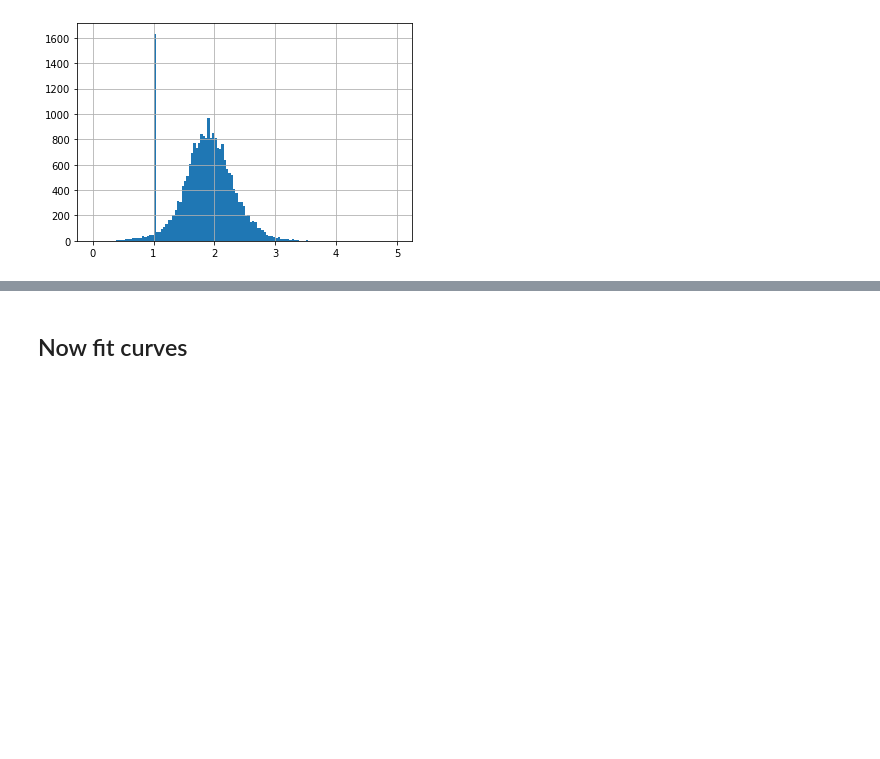
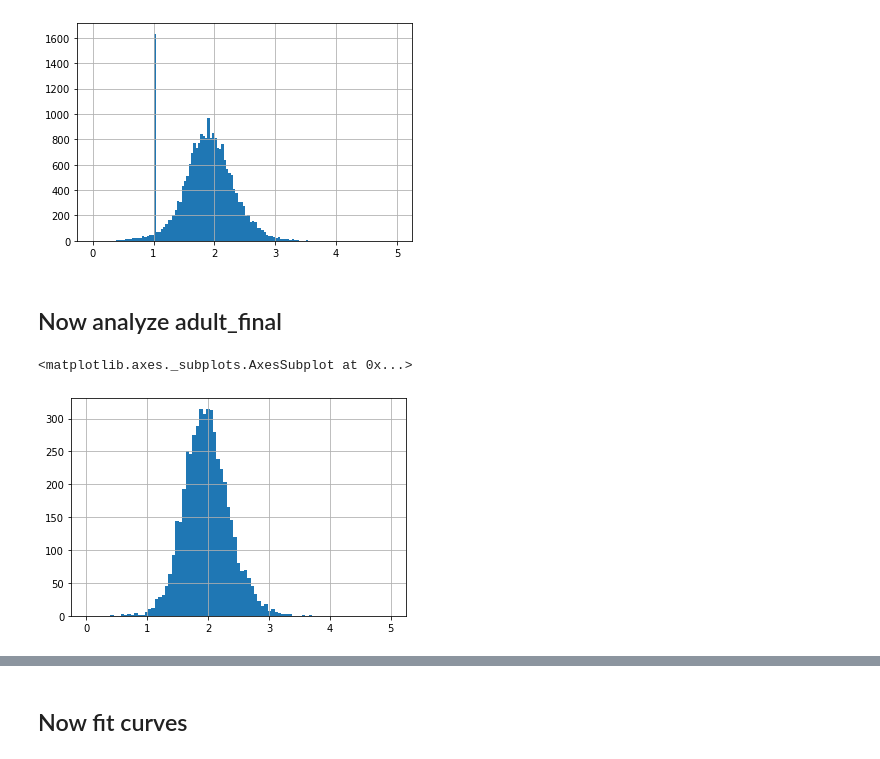
Before and after one commit to climatebrad/nhanes, a Jupyter notebook: nhanes.doug.ipynb, the cells around one changed output, grey strips where cells are left out. Cells and saved outputs as stored; diff of their text form; code cells hidden in the pictures; blank space fills up the shorter version.

```diff
--- a/nhanes.doug.ipynb
+++ b/nhanes.doug.ipynb
@@ -95,0 +131,2 @@ adult_exam = nh.data.set_index('SEQN').join(exam.data.set_index('SEQN'),rsuffix=
+# %%
+adult_exam = nh.data.set_index('SEQN').join(exam.data.set_index('SEQN'),rsuffix='_exam')
@@ -417,2 +489,7 @@ Set AdultFinal = the file after all exclusion criteria
 # %%
-set AdultFinal = adult_exam.query('2 <= SPPMANEU < 88').query('HSAGEIR < 90').query('DMARETHN < 4').query('HAR1 == 2').query('HAR23 > 1').query('HAR26 > 1').query('HAC1E > 1').query('HAC1F > 1').query('HAC1G > 1').query('HAC1O > 1').query('HAL6 > 1').query('HAL1 > 1').query('HAL3 > 1').query('HAL5 == 2').query('HSAGEIR < 81').shape
+adult_final = (adult_exam.query('2 <= SPPMANEU < 88')
+                         .query('HSAGEIR < 90').query('DMARETHN < 4')
+                           .query('HAR1 == 2').query('HAR23 > 1').query('HAR26 > 1')
+                           .query('HAC1E > 1').query('HAC1F > 1').query('HAC1G > 1')
+                           .query('HAC1O > 1').query('HAL6 > 1').query('HAL1 > 1')
+                           .query('HAL3 > 1').query('HAL5 == 2').query('HSAGEIR < 81'))
@@ -741,5 +926,14 @@ exam.data.PEFROVERFVC.hist(bins='auto', range=(0,5))
 # %% [output]
 <matplotlib.axes._subplots.AxesSubplot at 0x...>
 [figure]
+# %% [markdown]
+## Now analyze adult_final
+# %%
+adult_final['PEFROVERFVC'] = adult_final.SPPPEAK / adult_final.SPPFVC
+# %%
+adult_final.PEFROVERFVC.hist(bins='auto', range=(0,5))
+# %% [output]
+<matplotlib.axes._subplots.AxesSubplot at 0x...>
+[figure, added]
 # %%
 exam.data[(exam.data.HSSEX == 2) & (exam.data.DMARACER == 1)].PEFROVERFVC.hist(bins='auto')
```
Also changed, not shown: parts of 88 cells of this notebook.
